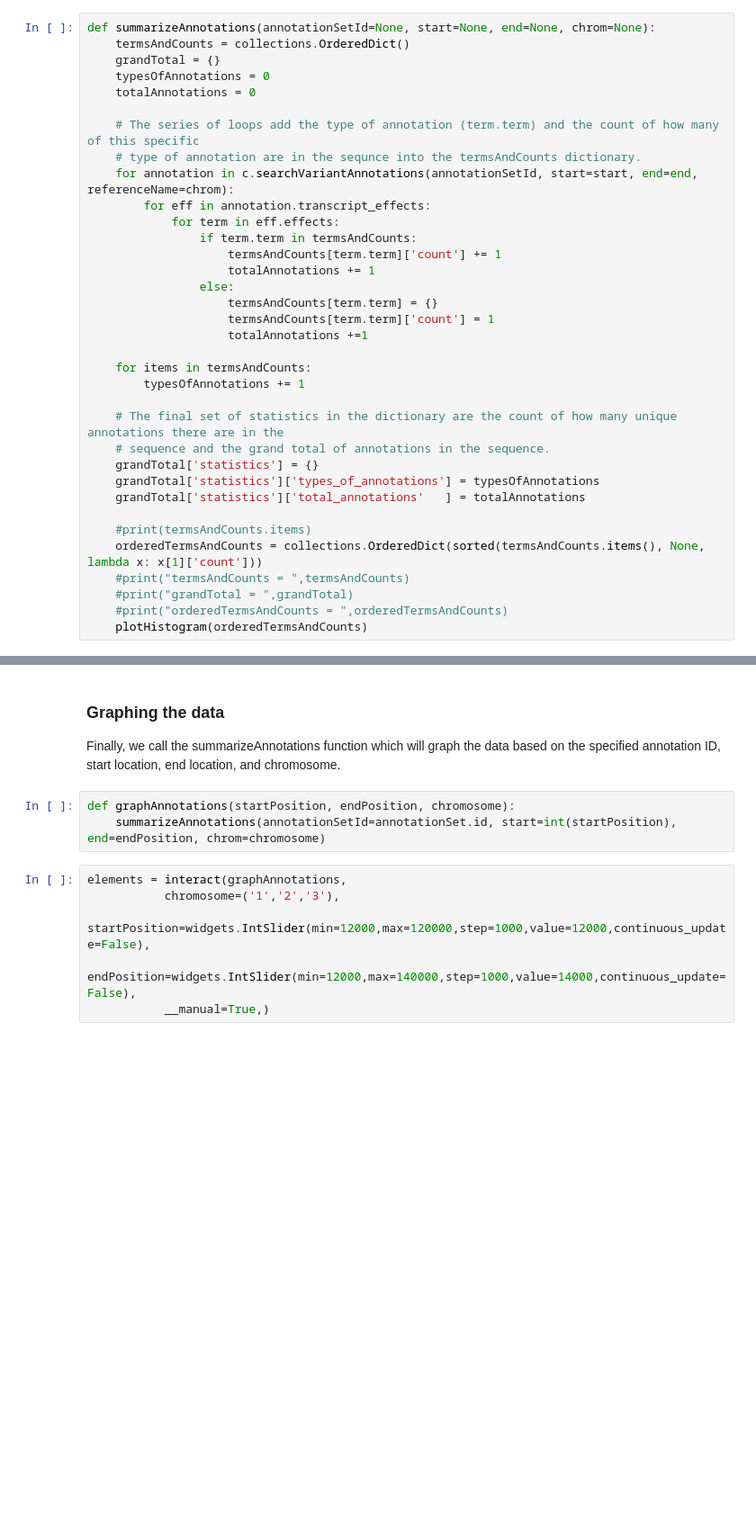
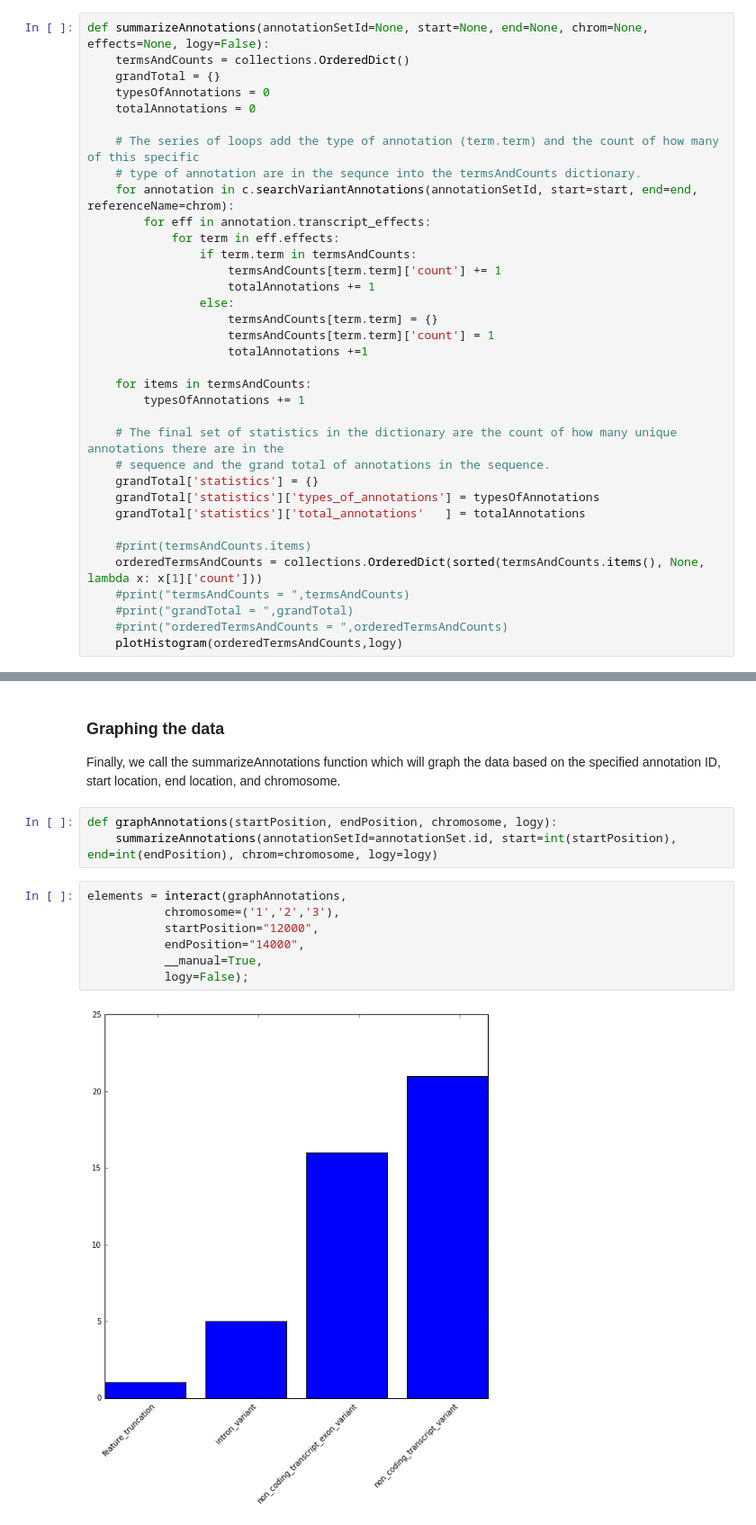
Before and after one commit to Kusdhill/bioapi-examples, a Jupyter notebook: python_notebooks/interactStatistics.ipynb, the cells around one changed output, grey strips where cells are left out. Shown at 90% size. Saved outputs shown, nothing was run; the diff lists cells and outputs as text; blank space fills up the shorter version.

Commit message:
added logy functionality

```diff
--- a/python_notebooks/interactStatistics.ipynb
+++ b/python_notebooks/interactStatistics.ipynb
@@ -37,7 +37,7 @@ This function lists and counts the different kinds of <a href="https://en.wikipe
 
 These statistics are passed onto the graphing function, plotStatistics, in order to be graphed into different visual representations of the data.
 # %%
-def summarizeAnnotations(annotationSetId=None, start=None, end=None, chrom=None):
+def summarizeAnnotations(annotationSetId=None, start=None, end=None, chrom=None, effects=None, logy=False):
     termsAndCounts = collections.OrderedDict()
     grandTotal = {}
     typesOfAnnotations = 0
@@ -70,7 +70,7 @@ def summarizeAnnotations(annotationSetId=None, start=None, end=None, chrom=None)
     #print("termsAndCounts = ",termsAndCounts)
     #print("grandTotal = ",grandTotal)
     #print("orderedTermsAndCounts = ",orderedTermsAndCounts)
-    plotHistogram(orderedTermsAndCounts)
+    plotHistogram(orderedTermsAndCounts,logy)
 # %% [markdown]
 ### Plotting statistics and making a histogram
 
@@ -118,11 +120,14 @@ def plotHistogram(annotationData):
 
 Finally, we call the summarizeAnnotations function which will graph the data based on the specified annotation ID, start location, end location, and chromosome.
 # %%
-def graphAnnotations(startPosition, endPosition, chromosome):
-    summarizeAnnotations(annotationSetId=annotationSet.id, start=int(startPosition), end=endPosition, chrom=chromosome)
+def graphAnnotations(startPosition, endPosition, chromosome, logy):
+    summarizeAnnotations(annotationSetId=annotationSet.id, start=int(startPosition), end=int(endPosition), chrom=chromosome, logy=logy)
 # %%
 elements = interact(graphAnnotations,
            chromosome=('1','2','3'),
-           startPosition=widgets.IntSlider(min=12000,max=120000,step=1000,value=12000,continuous_update=False),
-           endPosition=widgets.IntSlider(min=12000,max=140000,step=1000,value=14000,continuous_update=False),
-           __manual=True,)
+           startPosition="12000",
+           endPosition="14000",
+           __manual=True,
+           logy=False);
+# %% [output]
+[figure, added]
```
Also changed, not shown: parts of 2 cells of this notebook.
